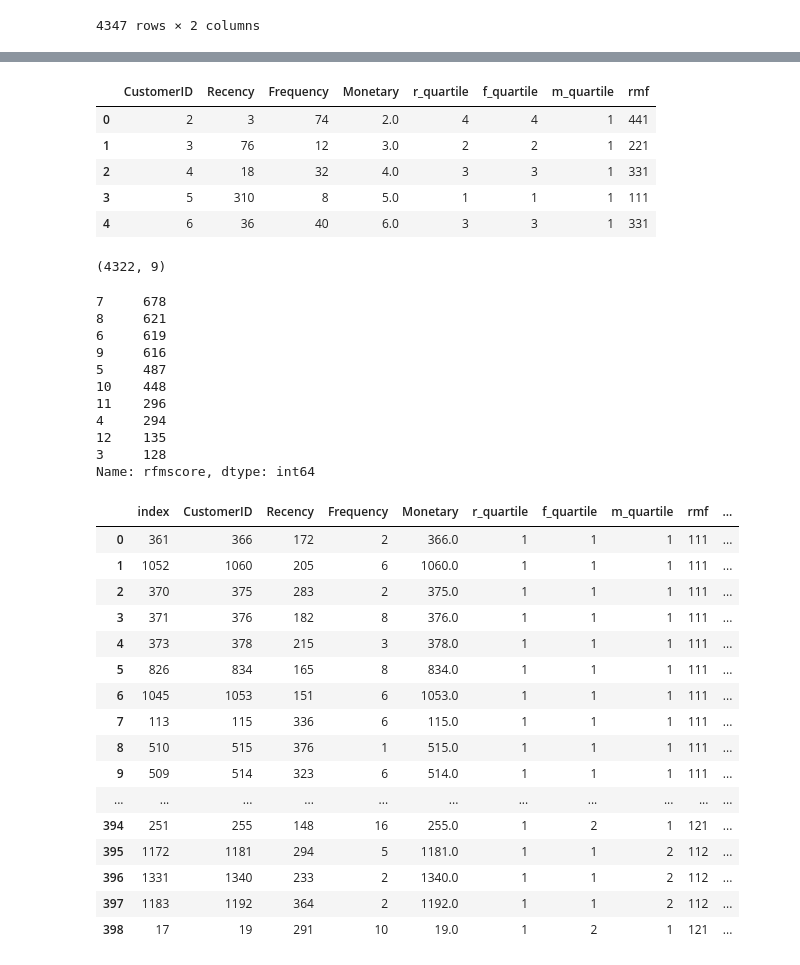
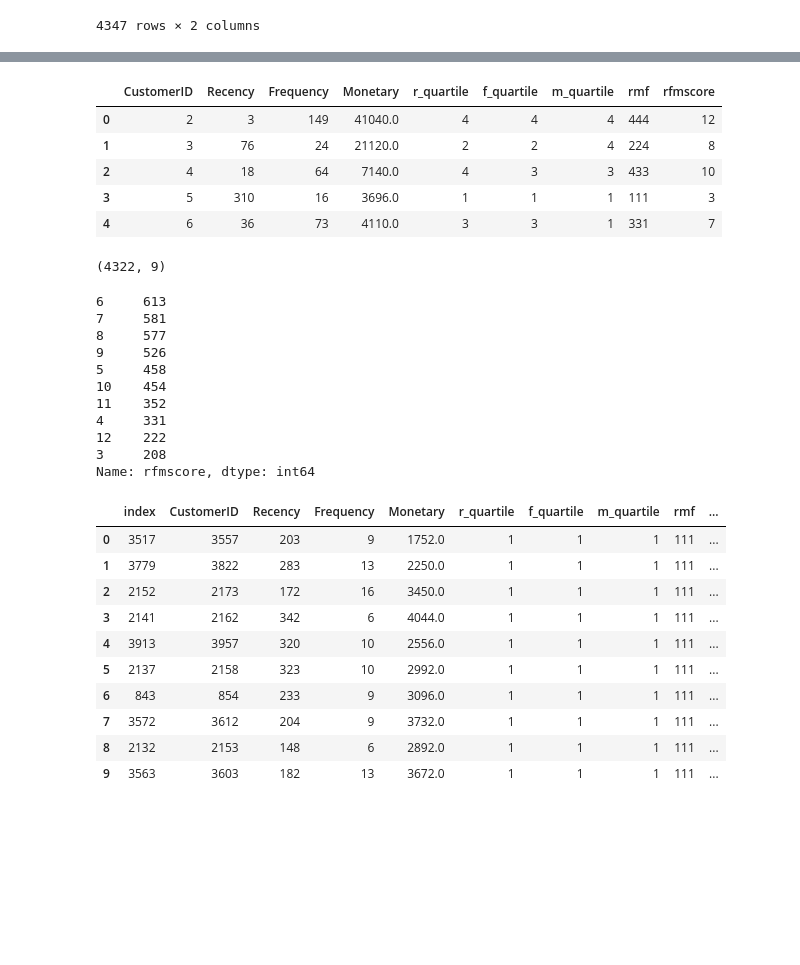
Before and after one commit to aditigawali/ecomanalytics, a Jupyter notebook: ecomanalytics-checkpoint.ipynb, the cells around one changed output, grey strips where cells are left out. Cells and saved outputs as stored; diff of their text form; code cells hidden in the pictures; blank space fills up the shorter version.

```diff
--- a/ecomanalytics-checkpoint.ipynb
+++ b/ecomanalytics-checkpoint.ipynb
@@ -227,4 +251,4 @@ A value is trying to be set on a copy of a slice from a DataFrame
 See the caveats in the documentation: https://pandas.pydata.org/pandas-docs/stable/user_guide/indexing.html#returning-a-view-versus-a-copy
   return super().rename(
 # %%
-ecom_final['Price'] =ecom_final[(ecom_final['Price'] >0)]
+ecom_final =ecom_final[(ecom_final.Price >0)]
@@ -287,7 +307,7 @@ r=ecom_final.groupby('CustomerID',as_index=False).agg({'date_of_purchase': lambd
 # %%
 m=ecom_final.groupby('CustomerID',as_index=False).agg({'Price' : lambda x :(x.max())})
 # %%
-f=ecom_final.groupby('CustomerID',as_index=False).agg({'invoiceno': lambda x :(round(x.count()/2))})
+f=ecom_final.groupby('CustomerID',as_index=False).agg({'invoiceno': lambda x :(round(x.count()))})
 # %%
 f
 # %% [output]
@@ -327,20 +347,18 @@ rmf_scores.columns =['CustomerID','Recency','Frequency','Monetary']
 # %%
 rmf_scores.head()
 # %% [output]
-|  | CustomerID | Recency | Frequency | Monetary | r_quartile | f_quartile | m_quartile | rmf |
-| 0 | 2 | 3 | 74 | 2.0 | 4 | 4 | 1 | 441 |
-| 1 | 3 | 76 | 12 | 3.0 | 2 | 2 | 1 | 221 |
-| 2 | 4 | 18 | 32 | 4.0 | 3 | 3 | 1 | 331 |
-| 3 | 5 | 310 | 8 | 5.0 | 1 | 1 | 1 | 111 |
-| 4 | 6 | 36 | 40 | 6.0 | 3 | 3 | 1 | 331 |
+|  | CustomerID | Recency | Frequency | Monetary | r_quartile | f_quartile | m_quartile | rmf | rfmscore |
+| 0 | 2 | 3 | 149 | 41040.0 | 4 | 4 | 4 | 444 | 12 |
+| 1 | 3 | 76 | 24 | 21120.0 | 2 | 2 | 4 | 224 | 8 |
+| 2 | 4 | 18 | 64 | 7140.0 | 4 | 3 | 3 | 433 | 10 |
+| 3 | 5 | 310 | 16 | 3696.0 | 1 | 1 | 1 | 111 | 3 |
+| 4 | 6 | 36 | 73 | 4110.0 | 3 | 3 | 1 | 331 | 7 |
 # %%
 rmf_scores['r_quartile'] = pd.qcut(rmf_scores['Recency'], 4, ['4','3','2','1'])
 rmf_scores['f_quartile'] = pd.qcut(rmf_scores['Frequency'], 4, ['1','2','3','4'])
 rmf_scores['m_quartile'] = pd.qcut(rmf_scores['Monetary'], 4, ['1','2','3','4'])
 # %%
 rmf_scores['rmf'] =rmf_scores.r_quartile.astype(str)+ rmf_scores.f_quartile.astype(str) + rmf_scores.m_quartile.astype(str)
-# %%
-rmf_scores.drop('rfmscore',axis=1,inplace=True)
 # %%
 rmf_scores=rmf_scores.astype({'r_quartile':'int64'})
 # %%
@@ -358,16 +376,16 @@ rmf_scores.shape
 # %%
 rmf_scores.rfmscore.value_counts()
 # %% [output]
-7     678
-8     621
-6     619
-9     616
-5     487
-10    448
-11    296
-4     294
-12    135
-3     128
+6     613
+7     581
+8     577
+9     526
+5     458
+10    454
+11    352
+4     331
+12    222
+3     208
 Name: rfmscore, dtype: int64
 # %%
 loyalty=['bronze','silver','gold','platinum']
@@ -375,22 +393,16 @@ rmf_scores['loyalty_level']=pd.qcut(rmf_scores['rfmscore'],4,labels=loyalty)
 # %%
 rmf_scores=rmf_scores.sort_values('rfmscore').reset_index()
 # %%
-rmf_scores.head(500)
+rmf_scores.head(10)
 # %% [output]
 |  | index | CustomerID | Recency | Frequency | Monetary | r_quartile | f_quartile | m_quartile | rmf | ... |
-| 0 | 361 | 366 | 172 | 2 | 366.0 | 1 | 1 | 1 | 111 | ... |
-| 1 | 1052 | 1060 | 205 | 6 | 1060.0 | 1 | 1 | 1 | 111 | ... |
-| 2 | 370 | 375 | 283 | 2 | 375.0 | 1 | 1 | 1 | 111 | ... |
-| 3 | 371 | 376 | 182 | 8 | 376.0 | 1 | 1 | 1 | 111 | ... |
-| 4 | 373 | 378 | 215 | 3 | 378.0 | 1 | 1 | 1 | 111 | ... |
-| 5 | 826 | 834 | 165 | 8 | 834.0 | 1 | 1 | 1 | 111 | ... |
-| 6 | 1045 | 1053 | 151 | 6 | 1053.0 | 1 | 1 | 1 | 111 | ... |
-| 7 | 113 | 115 | 336 | 6 | 115.0 | 1 | 1 | 1 | 111 | ... |
-| 8 | 510 | 515 | 376 | 1 | 515.0 | 1 | 1 | 1 | 111 | ... |
-| 9 | 509 | 514 | 323 | 6 | 514.0 | 1 | 1 | 1 | 111 | ... |
-| ... | ... | ... | ... | ... | ... | ... | ... | ... | ... | ... |
-| 394 | 251 | 255 | 148 | 16 | 255.0 | 1 | 2 | 1 | 121 | ... |
-| 395 | 1172 | 1181 | 294 | 5 | 1181.0 | 1 | 1 | 2 | 112 | ... |
-| 396 | 1331 | 1340 | 233 | 2 | 1340.0 | 1 | 1 | 2 | 112 | ... |
-| 397 | 1183 | 1192 | 364 | 2 | 1192.0 | 1 | 1 | 2 | 112 | ... |
-| 398 | 17 | 19 | 291 | 10 | 19.0 | 1 | 2 | 1 | 121 | ... |
+| 0 | 3517 | 3557 | 203 | 9 | 1752.0 | 1 | 1 | 1 | 111 | ... |
+| 1 | 3779 | 3822 | 283 | 13 | 2250.0 | 1 | 1 | 1 | 111 | ... |
+| 2 | 2152 | 2173 | 172 | 16 | 3450.0 | 1 | 1 | 1 | 111 | ... |
+| 3 | 2141 | 2162 | 342 | 6 | 4044.0 | 1 | 1 | 1 | 111 | ... |
+| 4 | 3913 | 3957 | 320 | 10 | 2556.0 | 1 | 1 | 1 | 111 | ... |
+| 5 | 2137 | 2158 | 323 | 10 | 2992.0 | 1 | 1 | 1 | 111 | ... |
+| 6 | 843 | 854 | 233 | 9 | 3096.0 | 1 | 1 | 1 | 111 | ... |
+| 7 | 3572 | 3612 | 204 | 9 | 3732.0 | 1 | 1 | 1 | 111 | ... |
+| 8 | 2132 | 2153 | 148 | 6 | 2892.0 | 1 | 1 | 1 | 111 | ... |
+| 9 | 3563 | 3603 | 182 | 13 | 3672.0 | 1 | 1 | 1 | 111 | ... |
```
Also changed, not shown: parts of 37 cells of this notebook.
